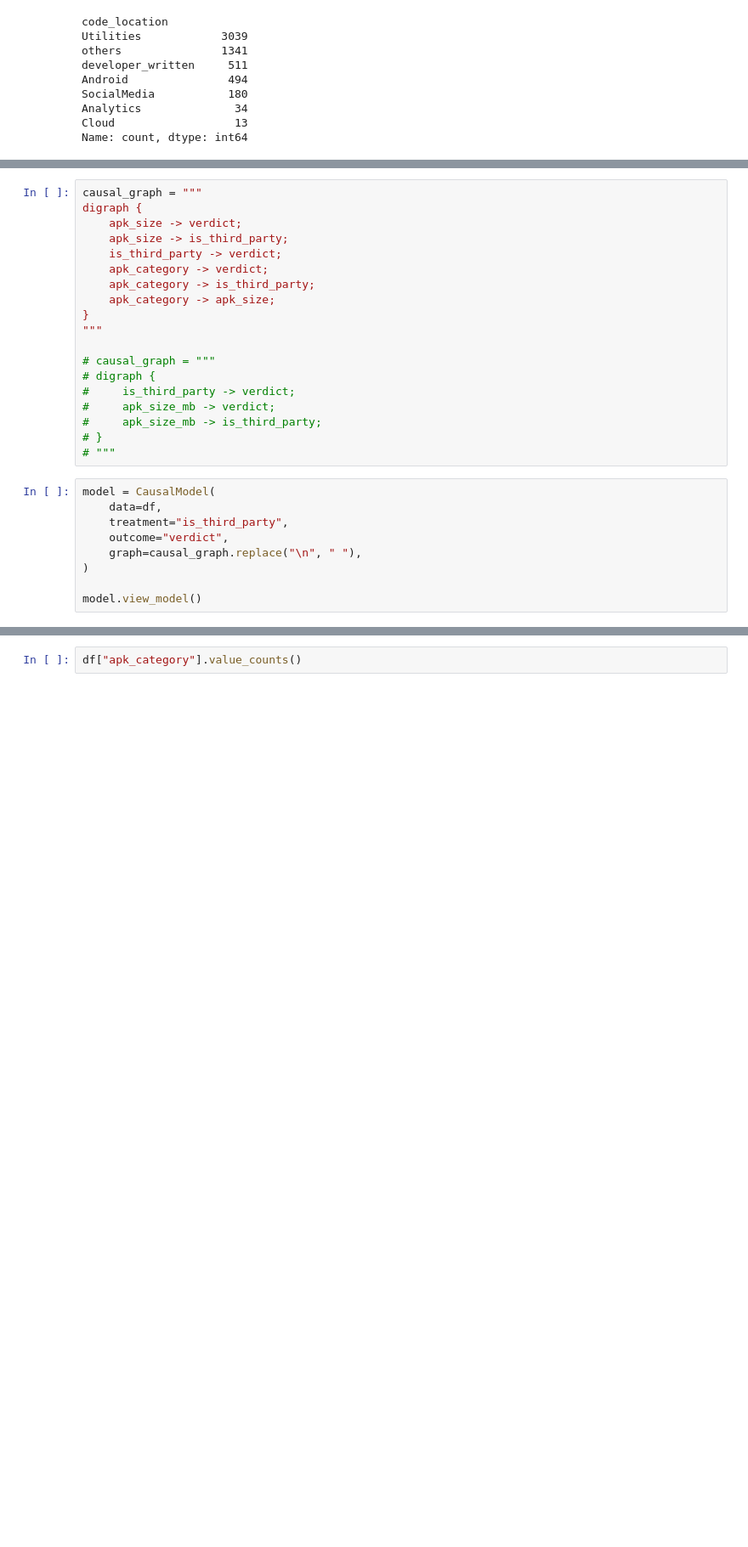
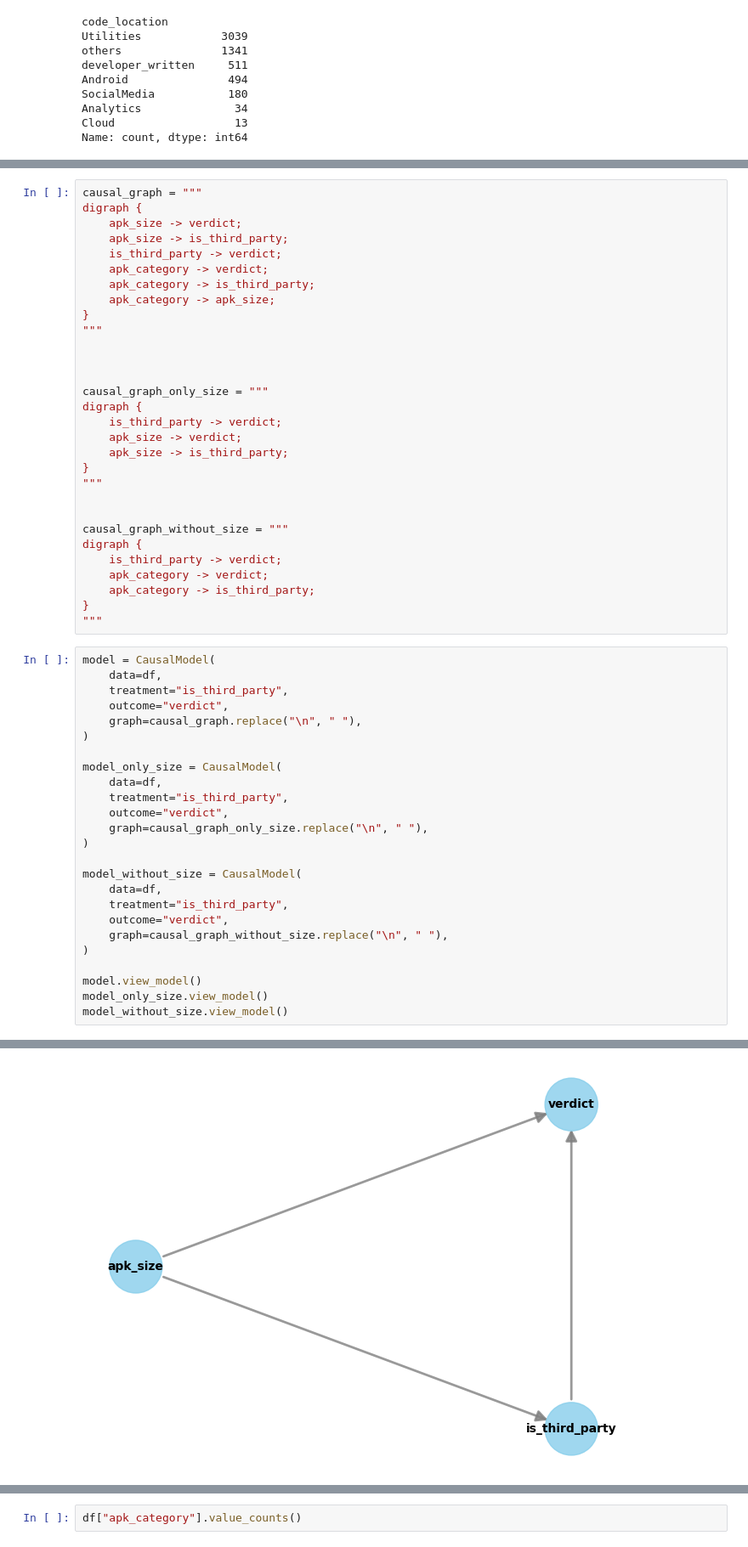
Before and after one commit to MdAkramKhanJehad/ci4security, a Jupyter notebook: causal_analysis/test.ipynb, the cells around one changed output, grey strips where cells are left out. Shown at 85% size. Drawn from its saved outputs; the diff is of its cells as text; blank space fills up the shorter version.

Commit message:
CI with and without size

```diff
--- a/causal_analysis/test.ipynb
+++ b/causal_analysis/test.ipynb
@@ -67,21 +67,49 @@ digraph {
 }
 """
 
-# causal_graph = """
-# digraph {
-#     is_third_party -> verdict;
-#     apk_size_mb -> verdict;
-#     apk_size_mb -> is_third_party;
-# }
-# """
+
+
+causal_graph_only_size = """
+digraph {
+    is_third_party -> verdict;
+    apk_size -> verdict;
+    apk_size -> is_third_party;
+}
+"""
+
+
+causal_graph_without_size = """
+digraph {
+    is_third_party -> verdict;
+    apk_category -> verdict;
+    apk_category -> is_third_party;
+}
+"""
 # %%
 model = CausalModel(
     data=df,
     treatment="is_third_party",
     outcome="verdict",
     graph=causal_graph.replace("\n", " "),
 )
 
+model_only_size = CausalModel(
+    data=df,
+    treatment="is_third_party",
+    outcome="verdict",
+    graph=causal_graph_only_size.replace("\n", " "),
+)
+
+model_without_size = CausalModel(
+    data=df,
+    treatment="is_third_party",
+    outcome="verdict",
+    graph=causal_graph_without_size.replace("\n", " "),
+)
+
 model.view_model()
+model_only_size.view_model()
+model_without_size.view_model()
 # %% [output]
 [figure]
+[figure, added]
```
Also changed, not shown: parts of 4 cells of this notebook, 1 other file.
